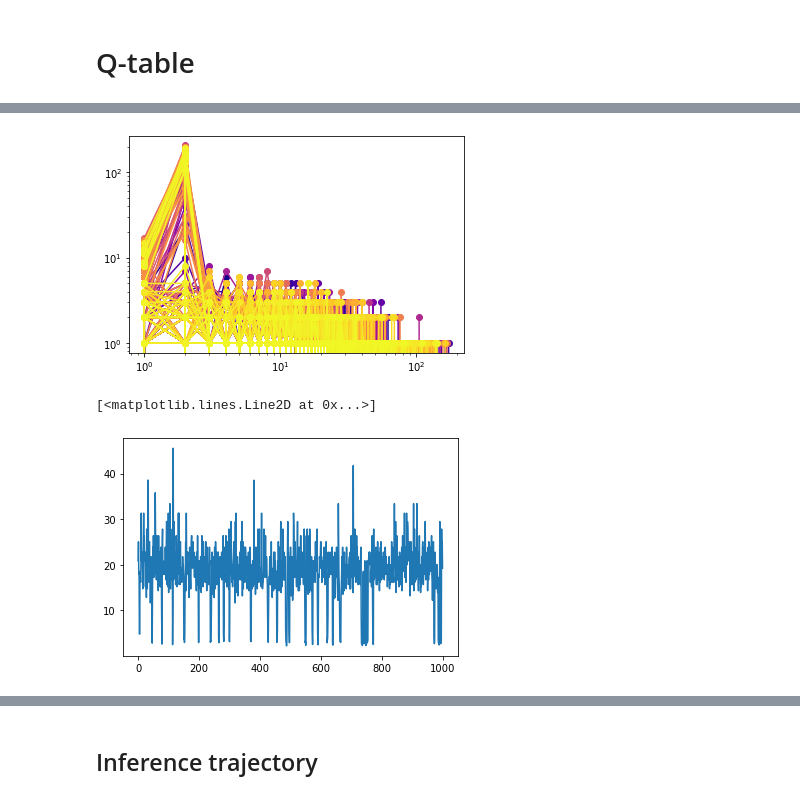
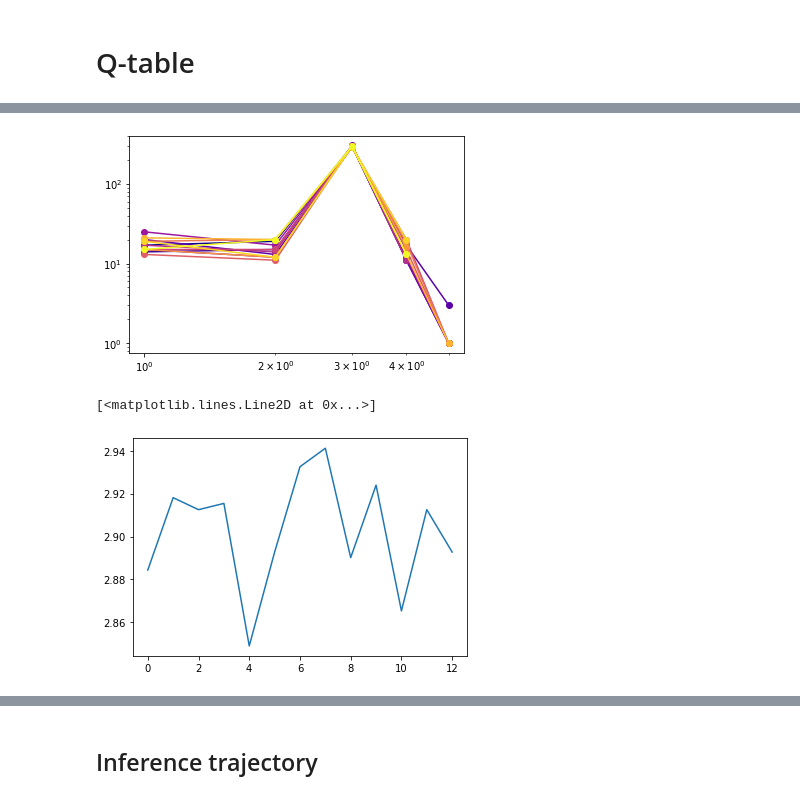
Before and after one commit to gorkamunoz/rl_opts, a Jupyter notebook: nbs/discrete_RL_walker.ipynb, the cells around one changed output, grey strips where cells are left out. Cells and saved outputs as stored; diff of their text form; code cells hidden in the pictures.

```diff
--- a/nbs/discrete_RL_walker.ipynb
+++ b/nbs/discrete_RL_walker.ipynb
@@ -152,18 +163,28 @@ agent = Qtable_constraints(state_space = time_bins,
 
 
 T = int(1e2)
-env = discrete_env(L = 20, boundary_condition='periodic')
+env = discrete_env(L = 200, boundary_condition='periodic')
+tg = env.target_position.clone()
 # %%
 rewards = []
 time_to_reward = []
+step_length = []
 pos_agent = np.zeros((episodes, time_ep, 2))
+
 
 for e in tqdm(range(episodes)):
 
-    env.init_env()
-    step_length = [1]
+    env.init_env(target_position = tg)
+
+    current_t = 0
+    tr = []
+
+    current_step = 0
+    sl = []
+
 
     for t in (range(time_ep)):
+        current_t += 1
 
         pos_agent[e, t, :] = env.agent_pos.clone()
 
@@ -173,7 +194,15 @@ for e in tqdm(range(episodes)):
         env.update_pos(action)
         state = env.agent_state
 
+        # Check step lengths
+        current_step += 1
+        if action == 1:
+            sl.append(current_step)
+            current_step = 0
+
+
         reward = env.check_encounter()
+        reward -= penalization*current_step
 
         # update q-matrix
         next_state = np.argwhere((state_space - state) <= 0)[-1]
@@ -183,10 +212,10 @@ for e in tqdm(range(episodes)):
         if agent.egreedy > egreedy_min:
             agent.egreedy *= egreedy_decay
 
-        if reward == 1:
+        if reward > 0:
             rewards.append(1)
-            time_to_reward.append(t)
-            break
+            tr.append(current_t)
+            current_t = 0
 
-    if reward != 1:
-        rewards.append(0)
+    time_to_reward.append(tr)
+    step_length.append(sl)
@@ -235,15 +263,17 @@ array([0., 0., 0., 0., 0., 0., 0., 0., 0., 0., 0., 0., 0., 0., 0., 0., 0.,
 # %%
-colors=plt.cm.plasma(np.linspace(0,1,len(steps)+5))
+step = 80
+colors=plt.cm.plasma(np.linspace(0,1,len(step_length[0:-1:step])))
 m = []
-for c, ste in zip(colors, steps):
+for c, ste in zip(colors, step_length[0:-1:step]):
     bn = np.bincount(ste)[1:]
     plt.loglog(np.arange(1, len(bn)+1), bn, 'o-', c = c,)
     m.append(np.mean(ste))
+
 # plt.xlim(0.9, 100)
 plt.show()
 
 plt.plot(m)
 # %% [output]
-[figure, old version]
+[figure, new version]
 [<matplotlib.lines.Line2D at 0x...>]
-[figure, old version]
+[figure, new version]
```
Also changed, not shown: parts of 16 cells of this notebook.
